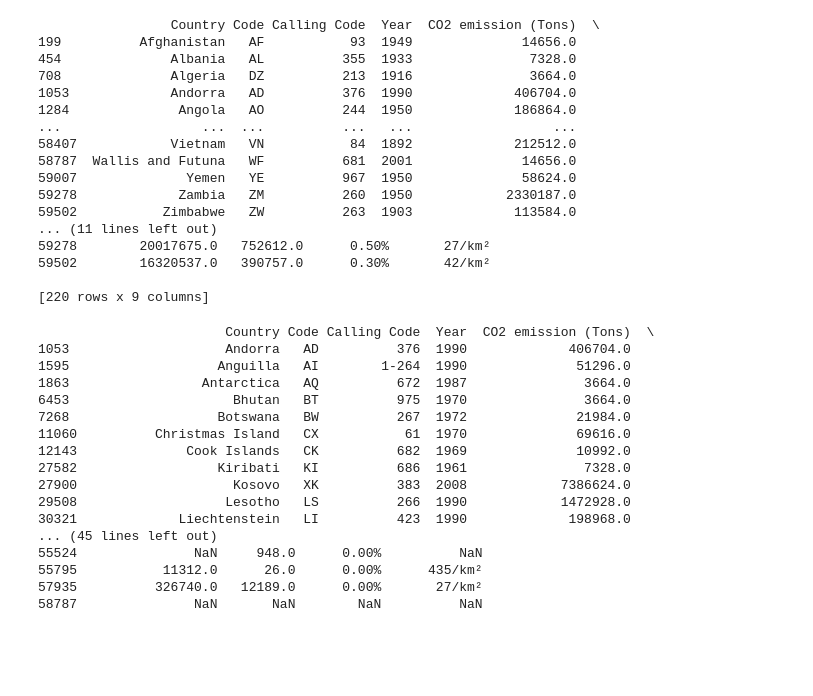
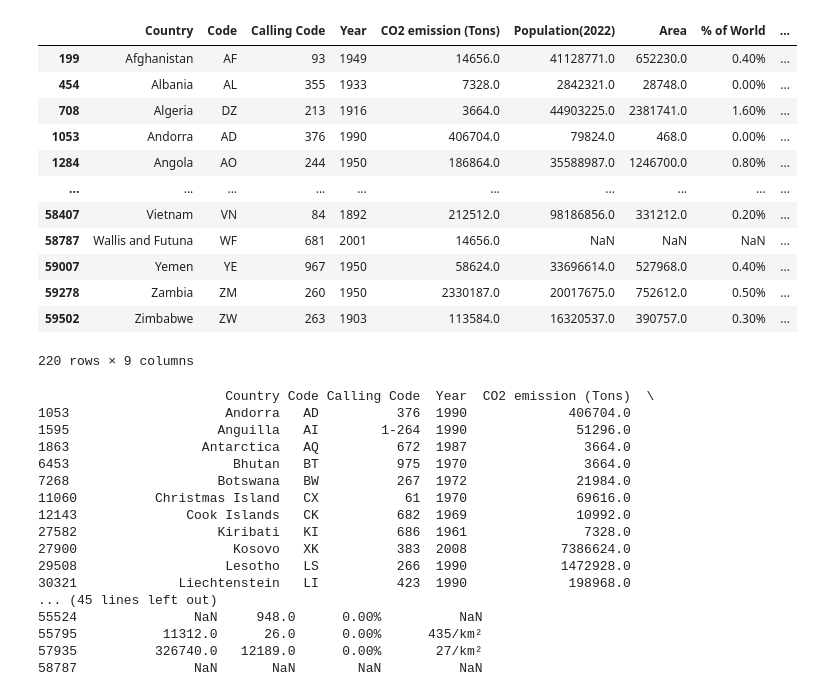
Before and after one commit to DaniMe98/Ward-on-annual-CO2-GDP, a Jupyter notebook: data_preparation.ipynb, the cells around one changed output. Drawn from its saved outputs; the diff is of its cells as text; code cells hidden in the pictures; blank space fills up the shorter version.

```diff
--- a/data_preparation.ipynb
+++ b/data_preparation.ipynb
@@ -69,25 +150,23 @@ print(df)
 # %%
 #Preparing data by dropping duplicates to visualize in which years surveys start.
+
+df= df_co2[df_co2['CO2 emission (Tons)'] != 0]
 df_single=df
 df_single=df_single.drop_duplicates(subset=['Country'])
-print(df_single)
+df_single
 # %% [output]
+|  | Country | Code | Calling Code | Year | CO2 emission (Tons) | Population(2022) | Area | % of World | ... |
+| 199 | Afghanistan | AF | 93 | 1949 | 14656.0 | 41128771.0 | 652230.0 | 0.40% | ... |
+| 454 | Albania | AL | 355 | 1933 | 7328.0 | 2842321.0 | 28748.0 | 0.00% | ... |
+| 708 | Algeria | DZ | 213 | 1916 | 3664.0 | 44903225.0 | 2381741.0 | 1.60% | ... |
+| 1053 | Andorra | AD | 376 | 1990 | 406704.0 | 79824.0 | 468.0 | 0.00% | ... |
+| 1284 | Angola | AO | 244 | 1950 | 186864.0 | 35588987.0 | 1246700.0 | 0.80% | ... |
+| ... | ... | ... | ... | ... | ... | ... | ... | ... | ... |
+| 58407 | Vietnam | VN | 84 | 1892 | 212512.0 | 98186856.0 | 331212.0 | 0.20% | ... |
+| 58787 | Wallis and Futuna | WF | 681 | 2001 | 14656.0 | NaN | NaN | NaN | ... |
+| 59007 | Yemen | YE | 967 | 1950 | 58624.0 | 33696614.0 | 527968.0 | 0.40% | ... |
+| 59278 | Zambia | ZM | 260 | 1950 | 2330187.0 | 20017675.0 | 752612.0 | 0.50% | ... |
+| 59502 | Zimbabwe | ZW | 263 | 1903 | 113584.0 | 16320537.0 | 390757.0 | 0.30% | ... |
-                 Country Code Calling Code  Year  CO2 emission (Tons)  \
-199          Afghanistan   AF           93  1949              14656.0
-454              Albania   AL          355  1933               7328.0
-708              Algeria   DZ          213  1916               3664.0
-1053             Andorra   AD          376  1990             406704.0
-1284              Angola   AO          244  1950             186864.0
-...                  ...  ...          ...   ...                  ...
-58407            Vietnam   VN           84  1892             212512.0
-58787  Wallis and Futuna   WF          681  2001              14656.0
-59007              Yemen   YE          967  1950              58624.0
-59278             Zambia   ZM          260  1950            2330187.0
-59502           Zimbabwe   ZW          263  1903             113584.0
-... (11 lines left out)
-59278        20017675.0   752612.0      0.50%       27/km²
-59502        16320537.0   390757.0      0.30%       42/km²
-
-[220 rows x 9 columns]
+220 rows × 9 columns
 # %%
 #Filtering country with data surveys starting from 1959
```
Also changed, not shown: parts of 27 cells of this notebook.
